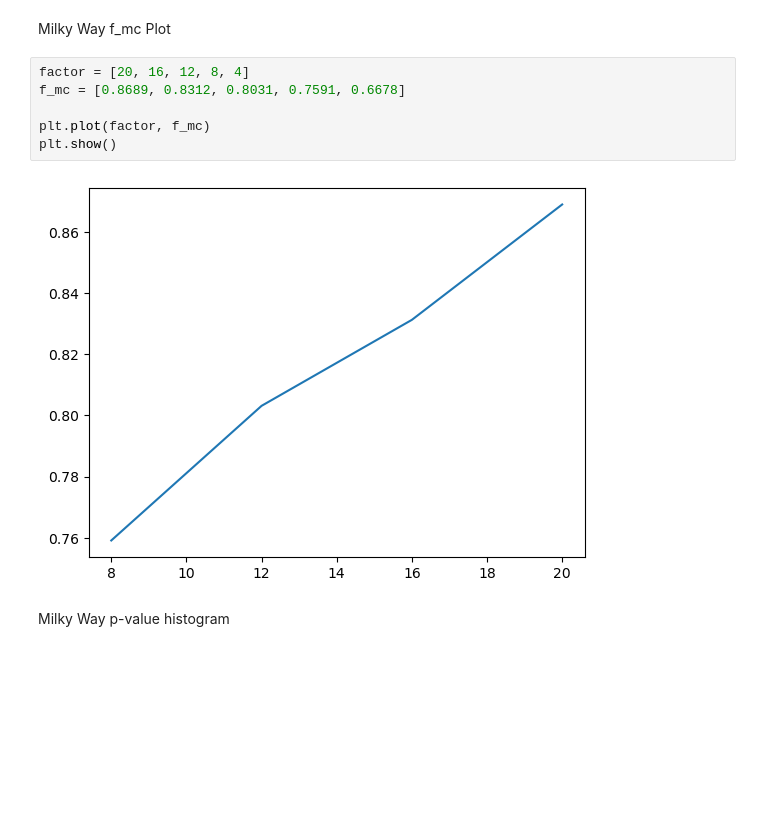
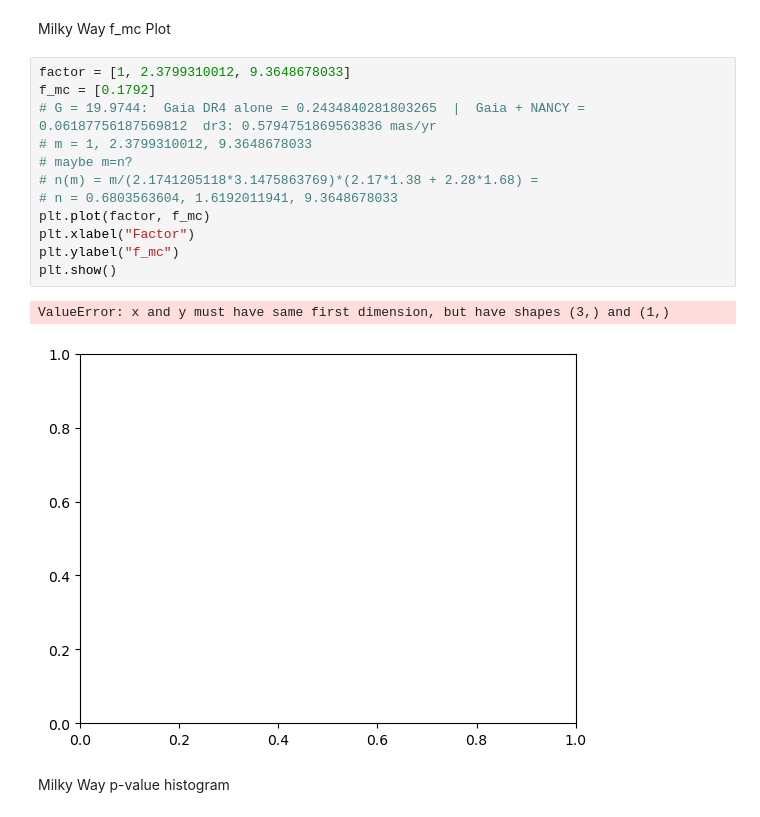
Before and after one commit to HaydenTedrake/HPV_project, a Jupyter notebook: Results/Forecast/10000foreCraterII+HVS14.ipynb, the cells around one changed output. Saved outputs shown, nothing was run; the diff lists cells and outputs as text; blank space fills up the shorter version.

```diff
--- a/Results/Forecast/10000foreCraterII+HVS14.ipynb
+++ b/Results/Forecast/10000foreCraterII+HVS14.ipynb
@@ -226,13 +232,20 @@ count: 6678
 # %% [markdown]
 Milky Way f_mc Plot
-# %%
-factor = [20, 16, 12, 8, 4]
-f_mc = [0.8689, 0.8312, 0.8031, 0.7591, 0.6678]
-
-plt.plot(factor, f_mc)
-plt.show()
-# %% [output]
-[figure, removed]
+# %%
+factor = [1, 2.3799310012, 9.3648678033]
+f_mc = [0.1792]
+# G = 19.9744:  Gaia DR4 alone = 0.2434840281803265  |  Gaia + NANCY = 0.06187756187569812  dr3: 0.5794751869563836 mas/yr
+# m = 1, 2.3799310012, 9.3648678033
+# maybe m=n?
+# n(m) = m/(2.1741205118*3.1475863769)*(2.17*1.38 + 2.28*1.68) =
+# n = 0.6803563604, 1.6192011941, 9.3648678033
+plt.plot(factor, f_mc)
+plt.xlabel("Factor")
+plt.ylabel("f_mc")
+plt.show()
+# %% [output]
+ValueError: x and y must have same first dimension, but have shapes (3,) and (1,)
+[figure, added]
 # %% [markdown]
 Milky Way p-value histogram
 # %%
```
Also changed, not shown: parts of 5 cells of this notebook, 3 other files.
